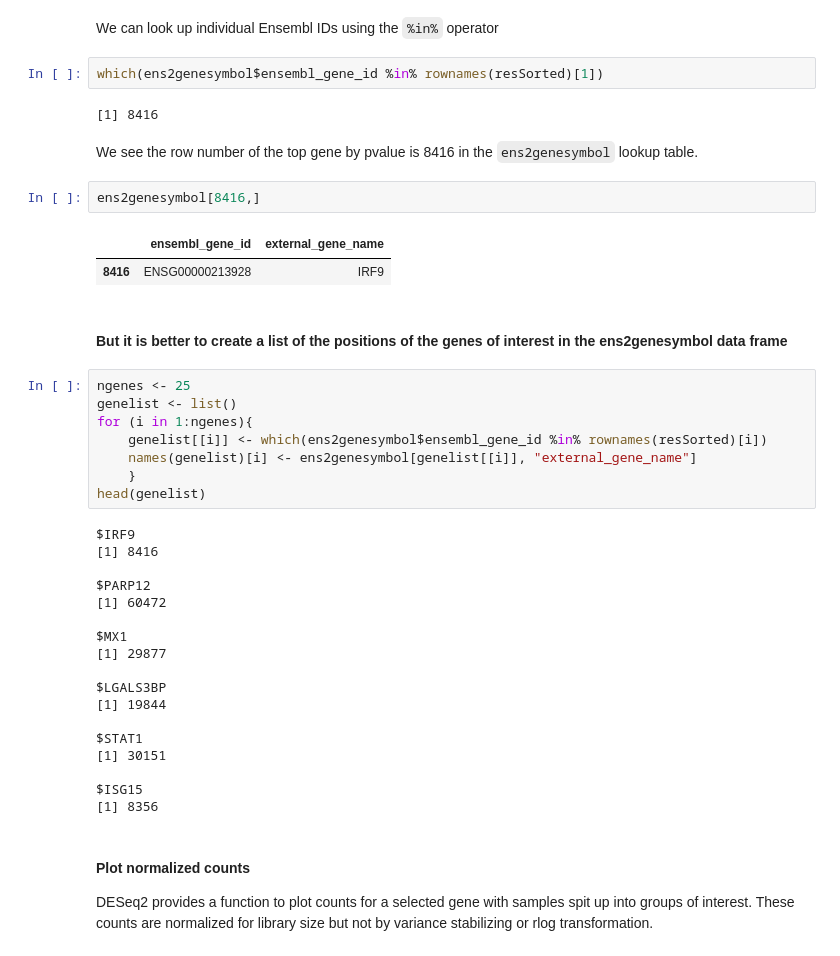
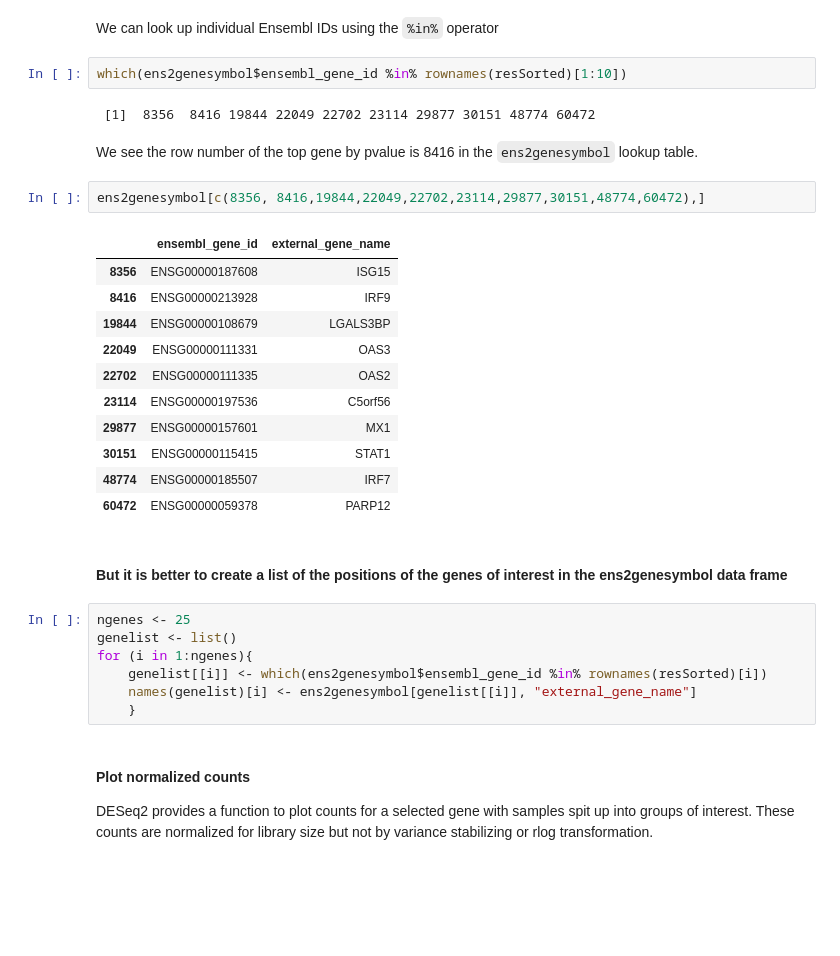
Before and after one commit to ShaunFChen/Applied-Bioinformatics-HW, a Jupyter notebook: Unit2-RNAseq/3.6_DESeq2_differential_expression_analysis.ipynb, the cells around one changed output. Saved outputs shown, nothing was run; the diff lists cells and outputs as text; blank space fills up the shorter version.

```diff
--- a/Unit2-RNAseq/3.6_DESeq2_differential_expression_analysis.ipynb
+++ b/Unit2-RNAseq/3.6_DESeq2_differential_expression_analysis.ipynb
@@ -245,16 +246,25 @@ ens2genesymbol <- getBM(mart = bm, attributes = c('ensembl_gene_id', 'external_g
 # %% [markdown]
 We can look up individual Ensembl IDs using the `%in%` operator
 # %%
-which(ens2genesymbol$ensembl_gene_id %in% rownames(resSorted)[1])
+which(ens2genesymbol$ensembl_gene_id %in% rownames(resSorted)[1:10])
 # %% [output]
-[1] 8416
+ [1]  8356  8416 19844 22049 22702 23114 29877 30151 48774 60472
 # %% [markdown]
 We see the row number of the top gene by pvalue is 8416 in the `ens2genesymbol` lookup table.
-# %%
-ens2genesymbol[8416,]
-# %% [output]
-|  | ensembl_gene_id | external_gene_name |
-| 8416 | ENSG00000213928 | IRF9 |
+# %%
+ens2genesymbol[c(8356, 8416,19844,22049,22702,23114,29877,30151,48774,60472),]
+# %% [output]
+|  | ensembl_gene_id | external_gene_name |
+| 8356 | ENSG00000187608 | ISG15 |
+| 8416 | ENSG00000213928 | IRF9 |
+| 19844 | ENSG00000108679 | LGALS3BP |
+| 22049 | ENSG00000111331 | OAS3 |
+| 22702 | ENSG00000111335 | OAS2 |
+| 23114 | ENSG00000197536 | C5orf56 |
+| 29877 | ENSG00000157601 | MX1 |
+| 30151 | ENSG00000115415 | STAT1 |
+| 48774 | ENSG00000185507 | IRF7 |
+| 60472 | ENSG00000059378 | PARP12 |
 # %% [markdown]
 #### But it is better to create a list of the positions of the genes of interest in the ens2genesymbol data frame
 # %%
@@ -264,25 +274,6 @@ for (i in 1:ngenes){
     genelist[[i]] <- which(ens2genesymbol$ensembl_gene_id %in% rownames(resSorted)[i])
     names(genelist)[i] <- ens2genesymbol[genelist[[i]], "external_gene_name"]
     }
-head(genelist)
-# %% [output]
-$IRF9
-[1] 8416
-
-$PARP12
-[1] 60472
-
-$MX1
-[1] 29877
-
-$LGALS3BP
-[1] 19844
-
-$STAT1
-[1] 30151
-
-$ISG15
-[1] 8356
 # %% [markdown]
 #### Plot normalized counts
 DESeq2 provides a function to plot counts for a selected gene with samples spit up into groups of interest. These counts are normalized for library size but not by variance stabilizing or rlog transformation.
```
Also changed, not shown: parts of 15 cells of this notebook, 3 other files.
